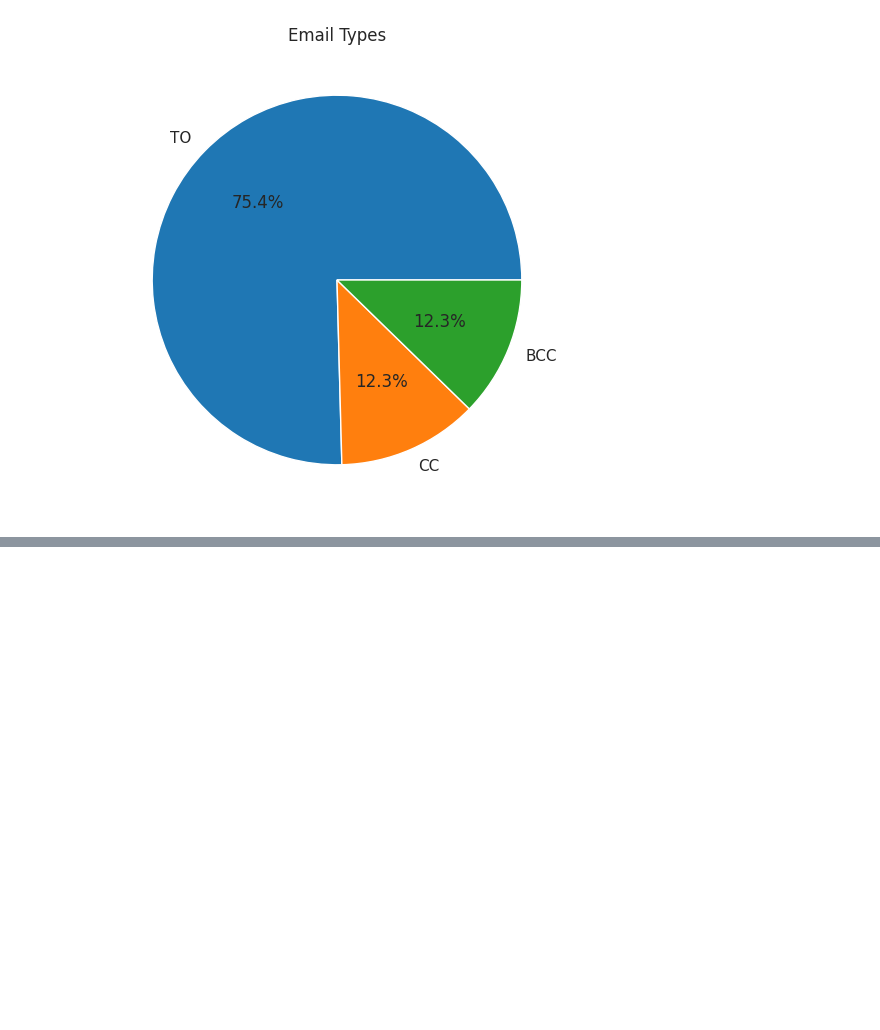
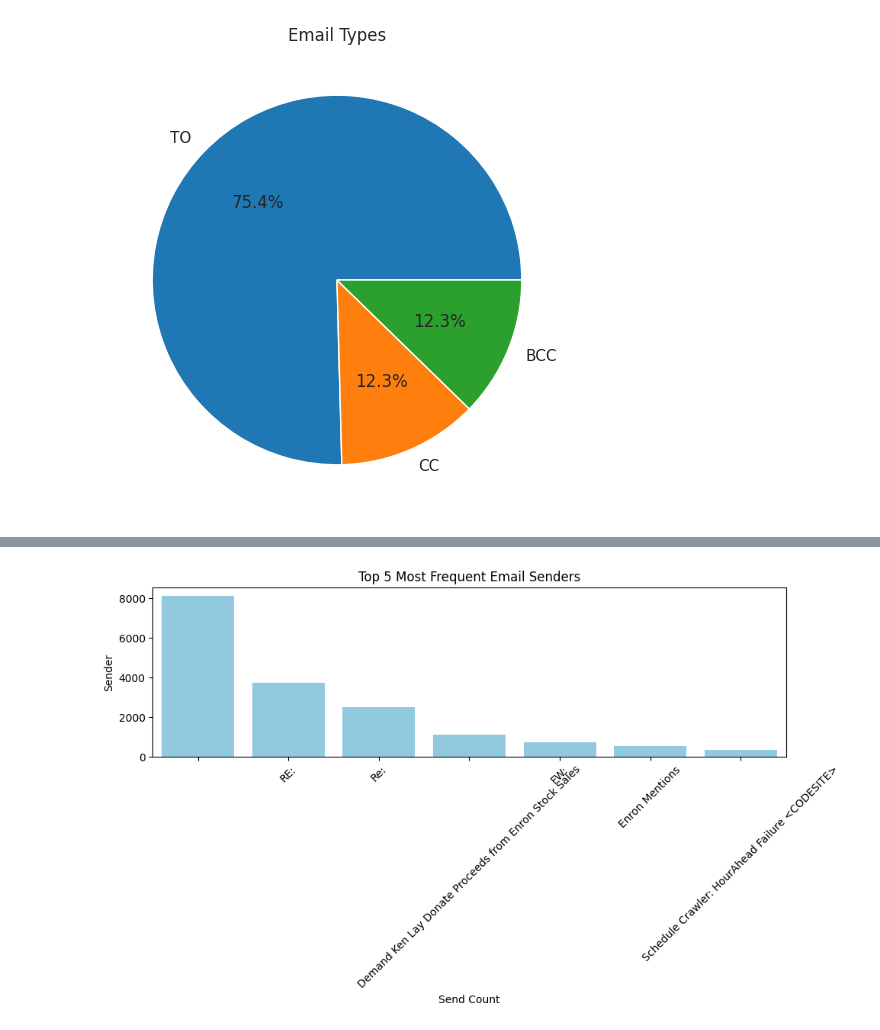
Before and after one commit to Ayush807/IBP_Assignment_2023, a Jupyter notebook: IBP_Assignment.ipynb, the cells around one changed output, grey strips where cells are left out. Cells and saved outputs as stored; diff of their text form; code cells hidden in the pictures; blank space fills up the shorter version.

```diff
--- a/IBP_Assignment.ipynb
+++ b/IBP_Assignment.ipynb
@@ -370,0 +429,15 @@ plt.show()
+# %%
+#Taking only top 7 values
+top_7_values = subjectfreq.head(7)
+
+# Plotting horizontal bar chart for top 5 senders
+plt.figure(figsize=(10, 6))
+sns.barplot(data=top_7_values, y='Subject_Count', x='subject', color='skyblue')
+plt.xlabel('Send Count')
+plt.ylabel('Sender')
+plt.title('Top 5 Most Frequent Email Senders')
+plt.xticks(rotation=45)
+plt.tight_layout()
+plt.show()
+# %% [output]
+[figure, added]
```
Also changed, not shown: parts of 7 cells of this notebook.
